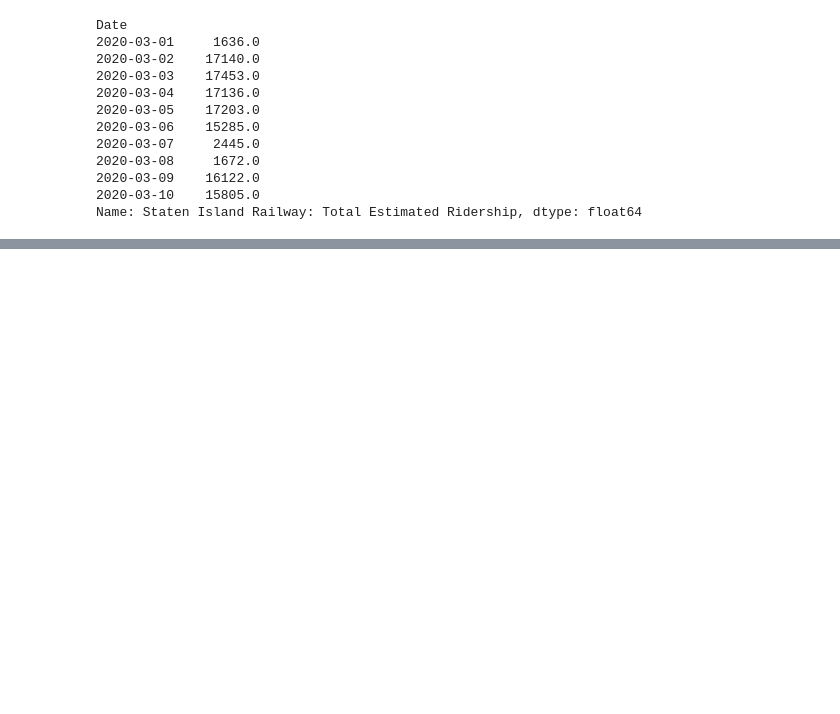
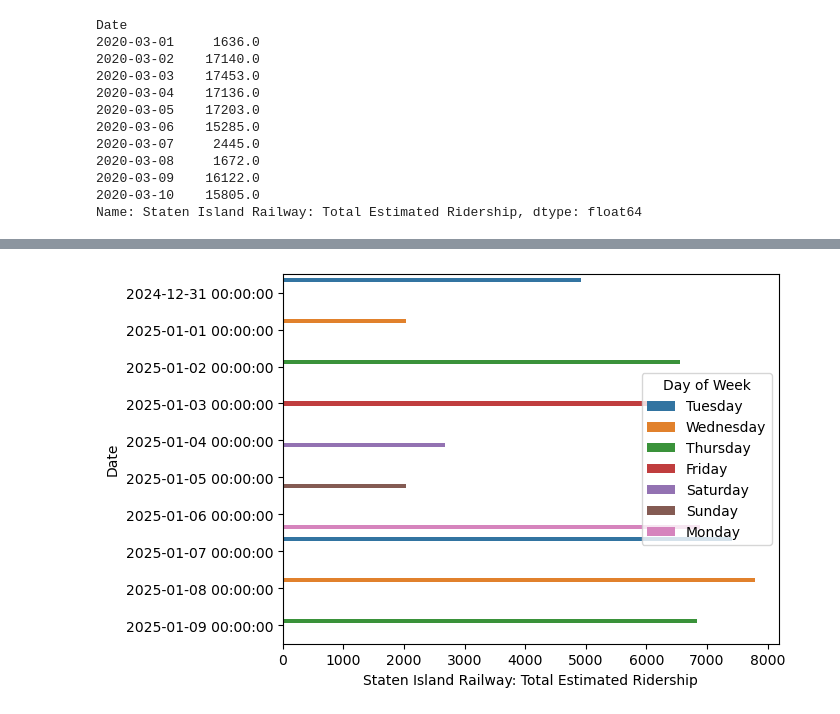
Before and after one commit to alishanstyles/MTA-Daily-Ridership, a Jupyter notebook: Untitled.ipynb, the cells around one changed output, grey strips where cells are left out. Saved outputs shown, nothing was run; the diff lists cells and outputs as text; code cells hidden in the pictures; blank space fills up the shorter version.

```diff
--- a/Untitled.ipynb
+++ b/Untitled.ipynb
@@ -761,0 +780,7 @@ sns.barplot(data = first_ten,
+# %%
+sns.barplot(data = last_ten,
+            x = 'Staten Island Railway: Total Estimated Ridership',
+            y = 'Date',
+            hue = 'Day of Week');
+# %% [output]
+[figure, added]
```
Also changed, not shown: parts of 13 cells of this notebook.
